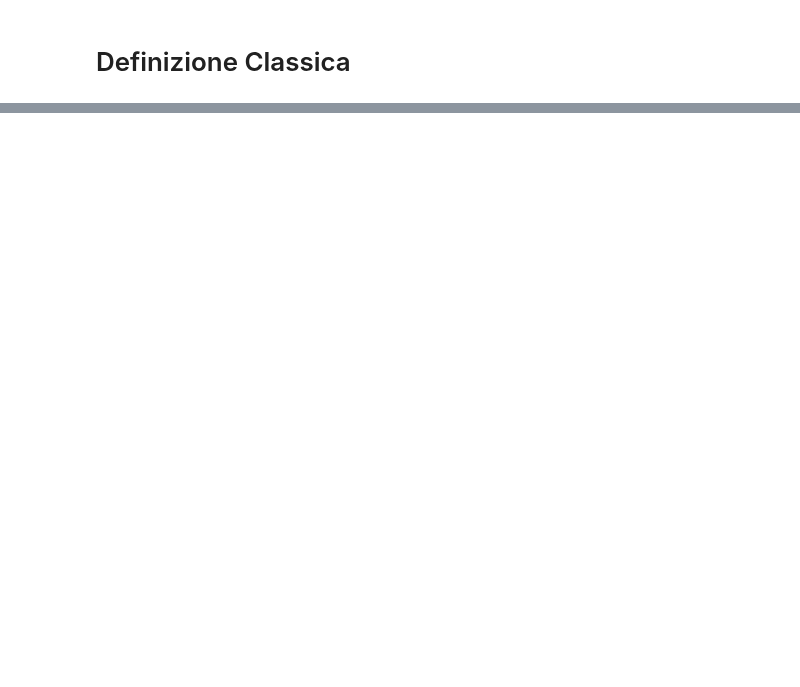
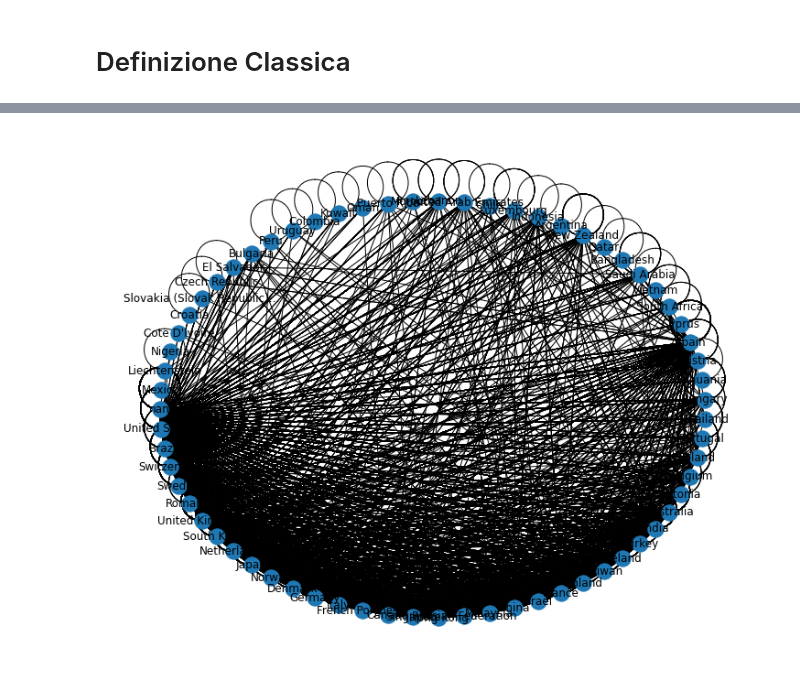
Before and after one commit to testalorenzo/crunch_net, a Jupyter notebook: ANS/ANS_all/orgorg4/Untitled.ipynb, the cells around one changed output, grey strips where cells are left out. Saved outputs shown, nothing was run; the diff lists cells and outputs as text; code cells hidden in the pictures; blank space fills up the shorter version.

```diff
--- a/ANS/ANS_all/orgorg4/Untitled.ipynb
+++ b/ANS/ANS_all/orgorg4/Untitled.ipynb
@@ -423,0 +316,7 @@ df_st8
+# %%
+edges = nx.to_pandas_edgelist(Gbid2003)
+nodes
+# %%
+prova = pd.merge(edges, nodes[['country','continent','id']], how = 'left', left_on = 'source', right_on = 'id' )
+# %%
+prova2 =pd.merge(prova, nodes[['country','continent','id']], how = 'left', left_on = 'target', right_on = 'id' )
@@ -423,0 +348,7 @@ df_st8
+# %%
+G = nx.from_pandas_edgelist(prova2, 'country_x', 'country_y')
+# %%
+figure(figsize=(10, 8))
+nx.draw_shell(G, with_labels=True)
+# %% [output]
+[figure, added]
```
Also changed, not shown: parts of 29 cells of this notebook, 1 other file.
